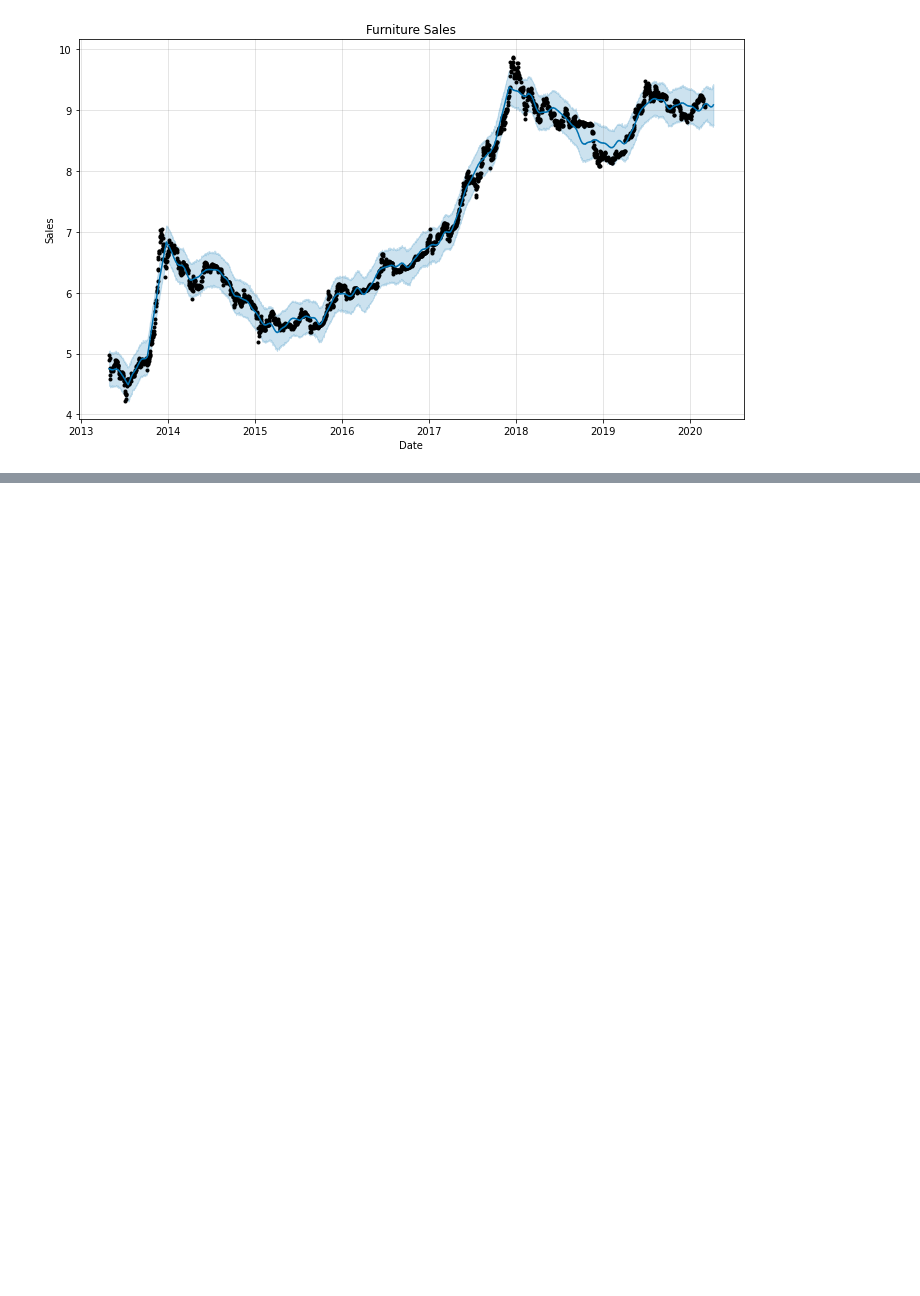
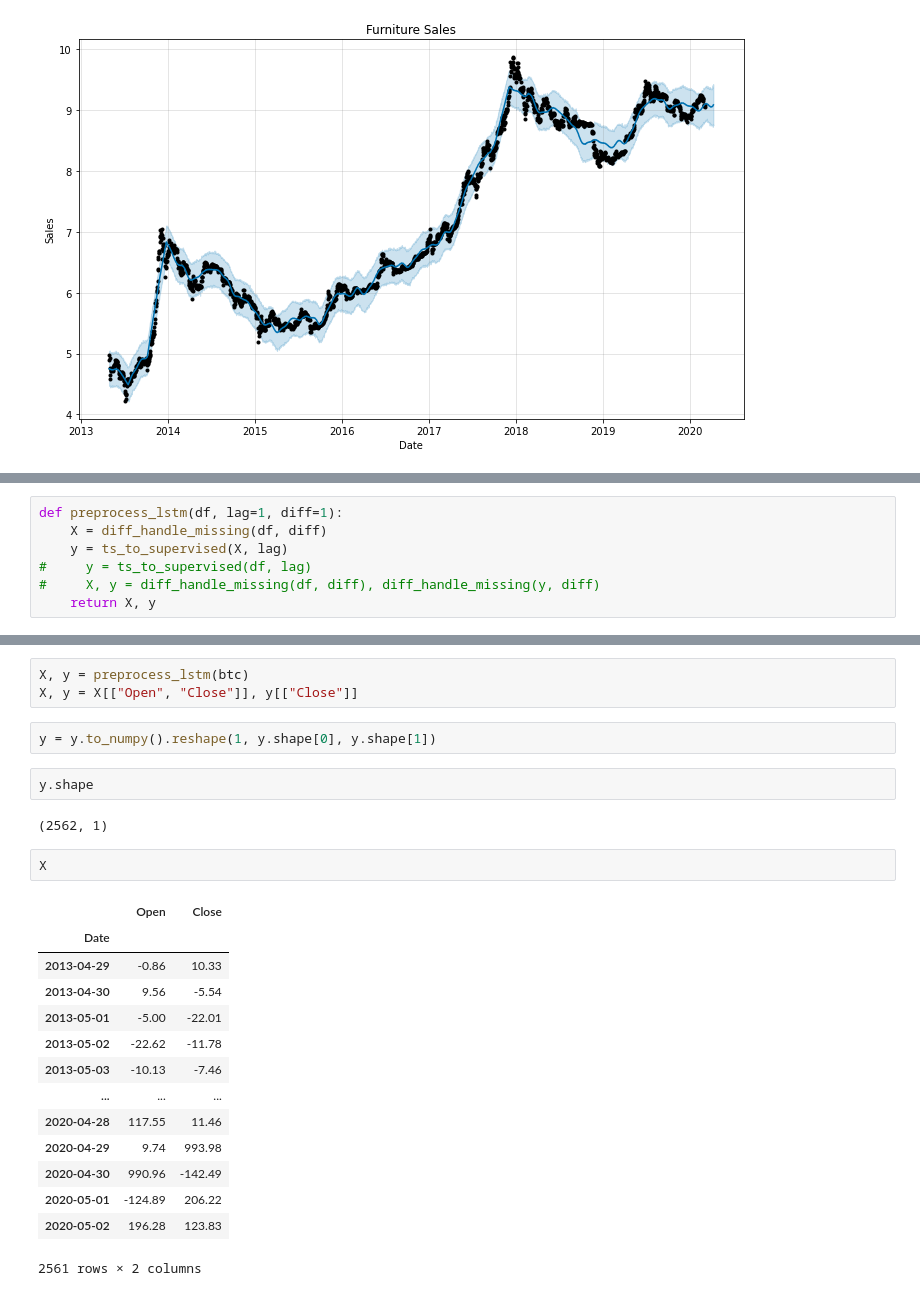
Before and after one commit to rajeevpanwar/Bitcoin-Heist-of-the-Century, a Jupyter notebook: corey_timeseries_exact.ipynb, the cells around one changed output, grey strips where cells are left out. Drawn from its saved outputs; the diff is of its cells as text; blank space fills up the shorter version.

Commit message:
began lstm

```diff
--- a/corey_timeseries_exact.ipynb
+++ b/corey_timeseries_exact.ipynb
@@ -276,0 +321,7 @@ plt.title('Furniture Sales');
+# %%
+def preprocess_lstm(df, lag=1, diff=1):
+    X = diff_handle_missing(df, diff)
+    y = ts_to_supervised(X, lag)
+#     y = ts_to_supervised(df, lag)
+#     X, y = diff_handle_missing(df, diff), diff_handle_missing(y, diff)
+    return X, y
@@ -276,0 +373,26 @@ plt.title('Furniture Sales');
+# %%
+X, y = preprocess_lstm(btc)
+X, y = X[["Open", "Close"]], y[["Close"]]
+# %%
+y = y.to_numpy().reshape(1, y.shape[0], y.shape[1])
+# %%
+y.shape
+# %% [output]
+(2562, 1)
+# %%
+X
+# %% [output]
+|  | Open | Close |
+| Date |  |  |
+| 2013-04-29 | -0.86 | 10.33 |
+| 2013-04-30 | 9.56 | -5.54 |
+| 2013-05-01 | -5.00 | -22.01 |
+| 2013-05-02 | -22.62 | -11.78 |
+| 2013-05-03 | -10.13 | -7.46 |
+| ... | ... | ... |
+| 2020-04-28 | 117.55 | 11.46 |
+| 2020-04-29 | 9.74 | 993.98 |
+| 2020-04-30 | 990.96 | -142.49 |
+| 2020-05-01 | -124.89 | 206.22 |
+| 2020-05-02 | 196.28 | 123.83 |
+2561 rows × 2 columns
```
Also changed, not shown: parts of 14 cells of this notebook, 2 other files.
